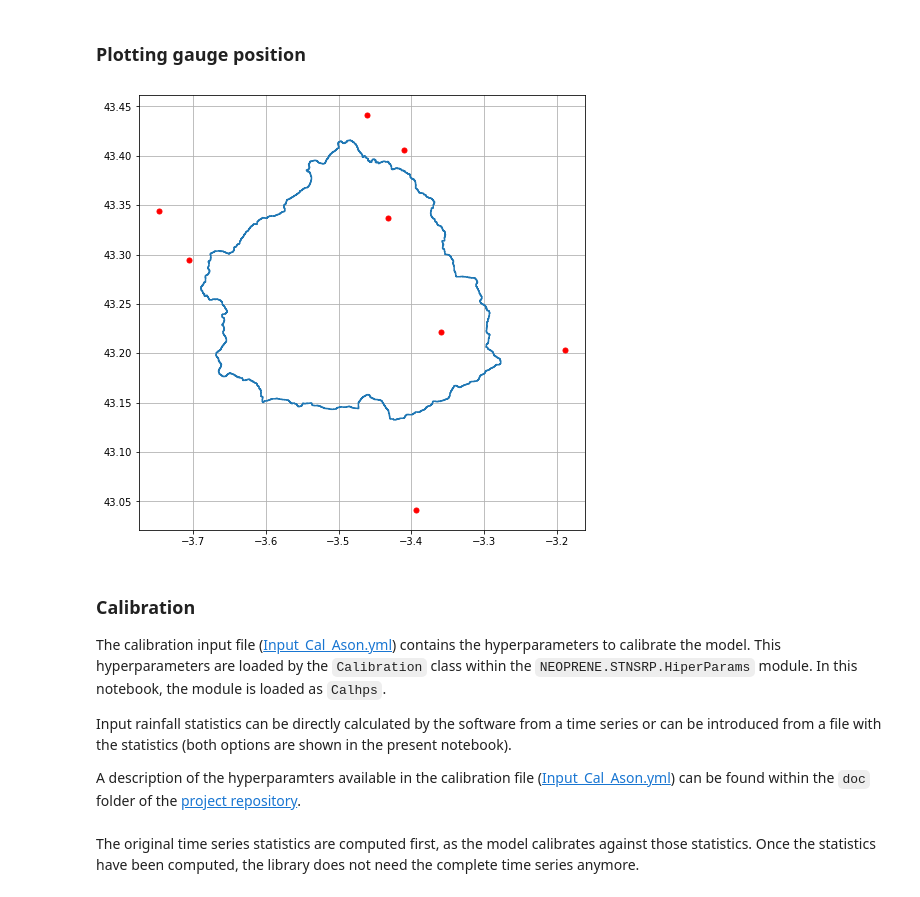
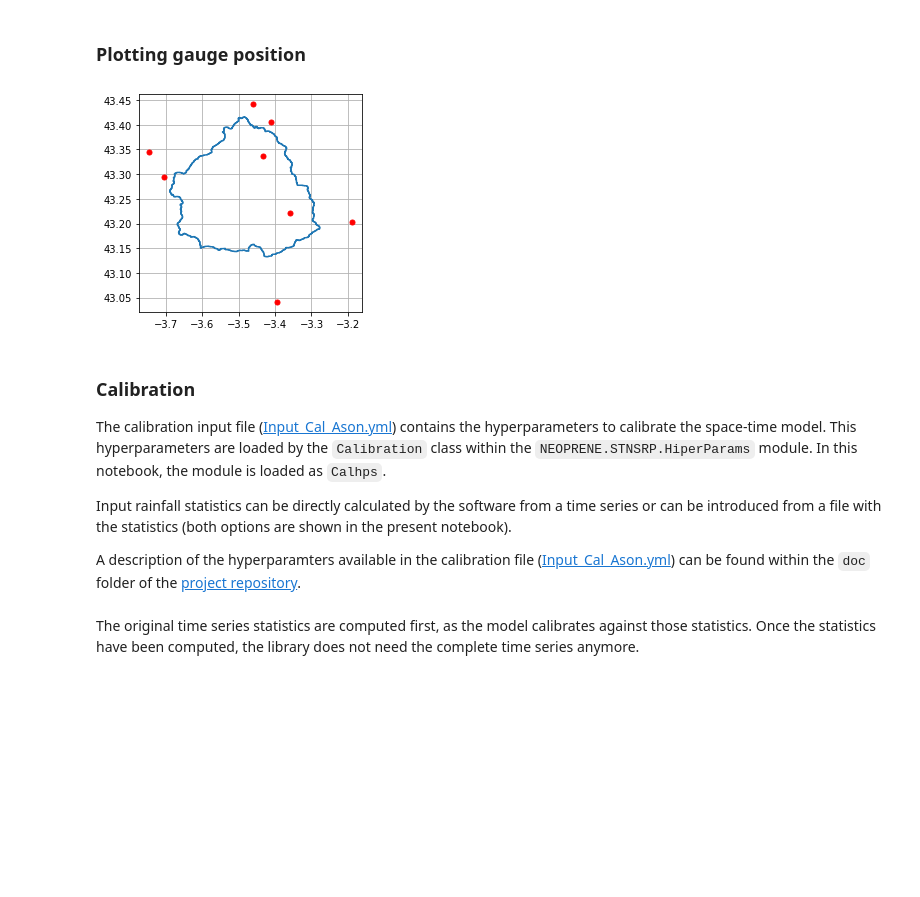
Before and after one commit to IHCantabria/NEOPRENE, a Jupyter notebook: notebooks/STNSRP_test.ipynb, the cells around one changed output. Drawn from its saved outputs; the diff is of its cells as text; code cells hidden in the pictures; blank space fills up the shorter version.

````diff
--- a/notebooks/STNSRP_test.ipynb
+++ b/notebooks/STNSRP_test.ipynb
@@ -87,19 +83,19 @@ Text(0, 0.5, 'mm/month')
 # %%
 sf = shp.Reader("auxiliary-materials/Ason/Subbasin_WGS84.shp")
 
-fig, ax = plt.subplots(figsize=(8, 8))
+fig, ax = plt.subplots(figsize=(4, 4))
 for shape in sf.shapeRecords():
     x = [i[0] for i in shape.shape.points[:]]
     y = [i[1] for i in shape.shape.points[:]]
     ax.plot(x,y)
 ax.plot(Input_Attr.X, Input_Attr.Y, '.r',markersize=10)
 ax.grid()
 # %% [output]
-[figure, old version]
+[figure, new version]
 # %% [markdown]
 ### Calibration
 
-The calibration input file ([Input_Cal_Ason.yml](https://github.com/IHCantabria/NEOPRENE/blob/main/notebooks/Input_Cal_Ason.yml)) contains the hyperparameters to calibrate the model. This hyperparameters are loaded by the ```Calibration``` class within the ```NEOPRENE.STNSRP.HiperParams``` module. In this notebook, the module is loaded as ```Calhps```.
+The calibration input file ([Input_Cal_Ason.yml](https://github.com/IHCantabria/NEOPRENE/blob/main/notebooks/Input_Cal_Ason.yml)) contains the hyperparameters to calibrate the space-time model. This hyperparameters are loaded by the ```Calibration``` class within the ```NEOPRENE.STNSRP.HiperParams``` module. In this notebook, the module is loaded as ```Calhps```.
 
 Input rainfall statistics can be directly calculated by the software from a time series or can be introduced from a file with the statistics (both options are shown in the present notebook).
 
````
Also changed, not shown: parts of 25 cells of this notebook, 16 other files.
